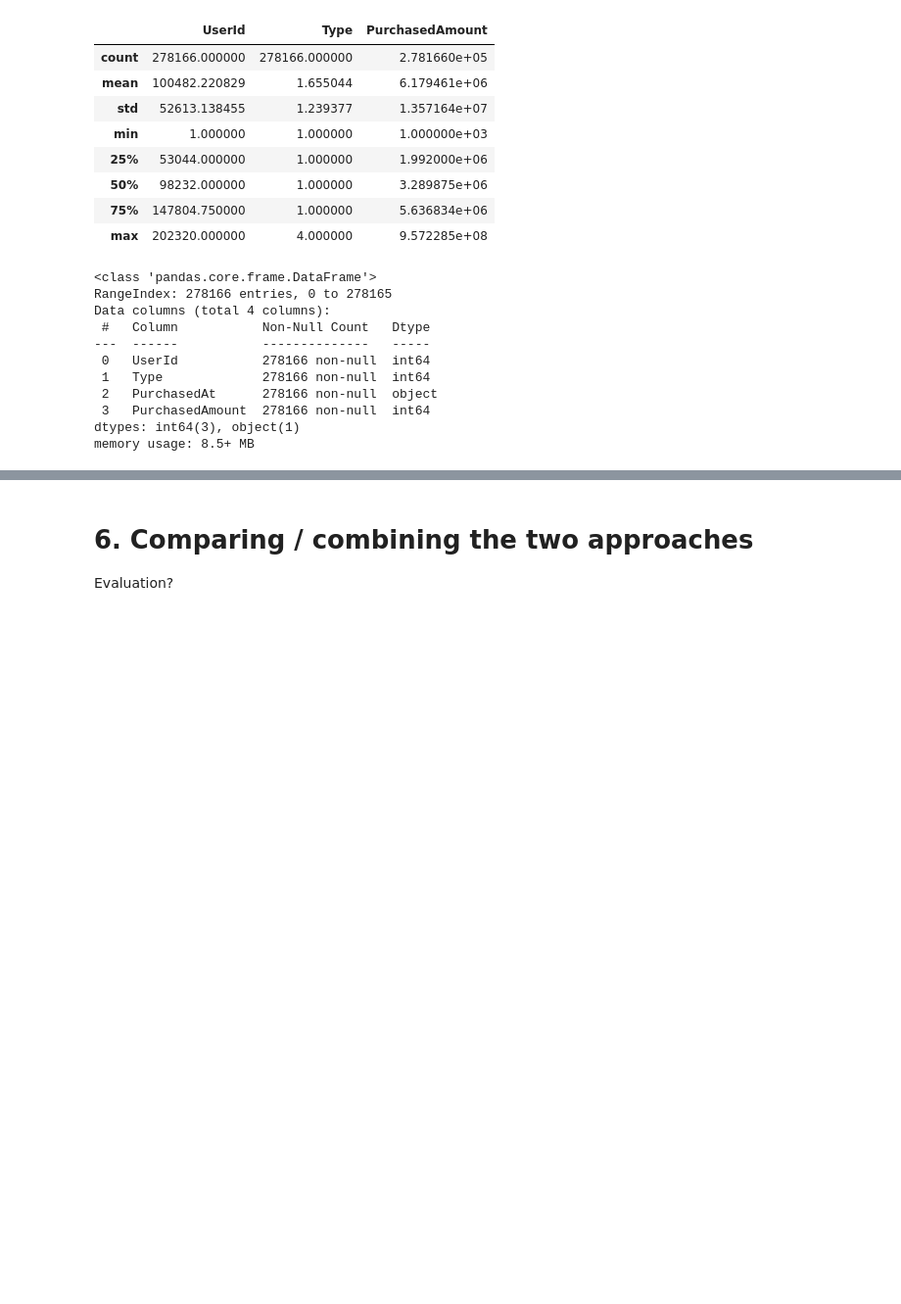
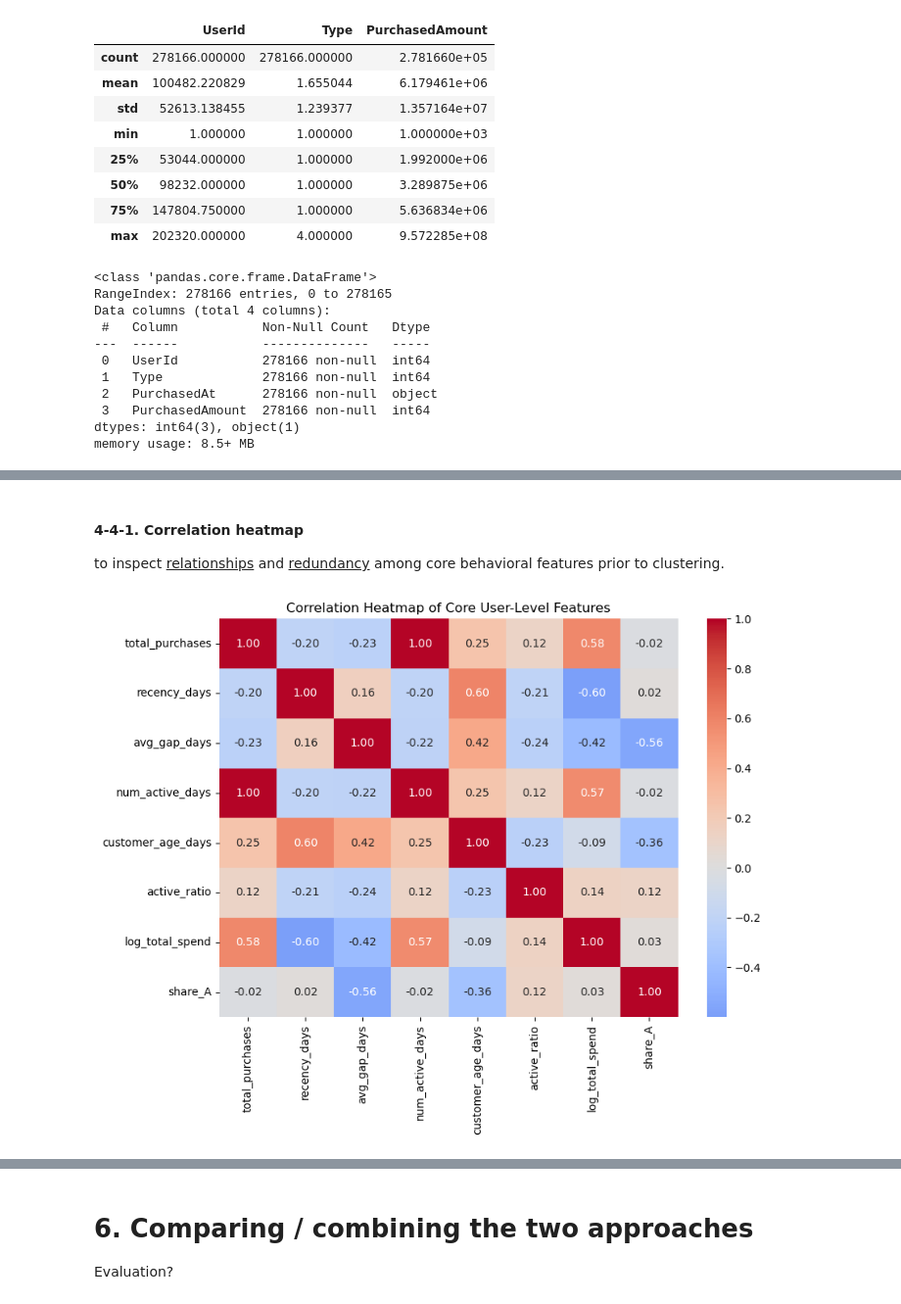
Before and after one commit to nil-alami/Customer_Churn, a Jupyter notebook: Churn_Analysis.ipynb, the cells around one changed output, grey strips where cells are left out. Shown: that part at 98% size. Saved outputs shown, nothing was run; the diff lists cells and outputs as text; code cells hidden in the pictures; blank space fills up the shorter version.

```diff
--- a/Churn_Analysis.ipynb
+++ b/Churn_Analysis.ipynb
@@ -23,8 +31,9 @@ from sklearn.decomposition import PCA
 # %% [markdown]
 # **2. Load & inspect data**
 # %%
-df = pd.read_csv("./data/dataset.csv")
-df.head()
+df_raw = pd.read_csv("dataset.csv")
+df_cleaned = df_raw.copy()
+df_raw.head()
 # %% [output]
 |  | UserId | Type | PurchasedAt | PurchasedAmount |
 | 0 | 9 | 1 | 3/9/2019 | 974460 |
@@ -78,7 +150,9 @@ print("duplicated num : ", df.duplicated().sum())
 # %%
+df = df_cleaned
 df['PurchasedAt'] = pd.to_datetime(df['PurchasedAt'], errors='coerce')
-# df.info()
+df.info()
+
 min_date = df['PurchasedAt'].min()
 max_date = df['PurchasedAt'].max()
-print("min date: {},\n max date : {}".format(min_date,max_date))
+print("\n min date: {},\n max date : {}".format(min_date,max_date))
 # %% [output]
@@ -102,0 +193,3 @@ df = df[df['PurchasedAmount'] > 0]
+# %%
+df = df.sort_values(['UserId', 'PurchasedAt']).reset_index(drop=True)
+df.info()
@@ -104,0 +303,30 @@ df = df[df['PurchasedAmount'] > 0]
+# %% [markdown]
+#### 4-4-1. Correlation heatmap
+to inspect <u>relationships</u> and <u>redundancy</u> among core behavioral features prior to clustering.
+# %%
+corr_features = [
+    'total_purchases',
+    'recency_days',
+    'avg_gap_days',
+    'num_active_days',
+    'customer_age_days',
+    'active_ratio',
+    'log_total_spend',
+    'share_A'
+]
+
+corr = user_features[corr_features].corr()
+
+plt.figure(figsize=(9, 7))
+sns.heatmap(
+    corr,
+    annot=True,
+    fmt=".2f",
+    cmap="coolwarm",
+    center=0
+)
+plt.title("Correlation Heatmap of Core User-Level Features")
+plt.tight_layout()
+plt.show()
+# %% [output]
+[figure, added]
```
Also changed, not shown: parts of 67 cells of this notebook, 3 other files.
